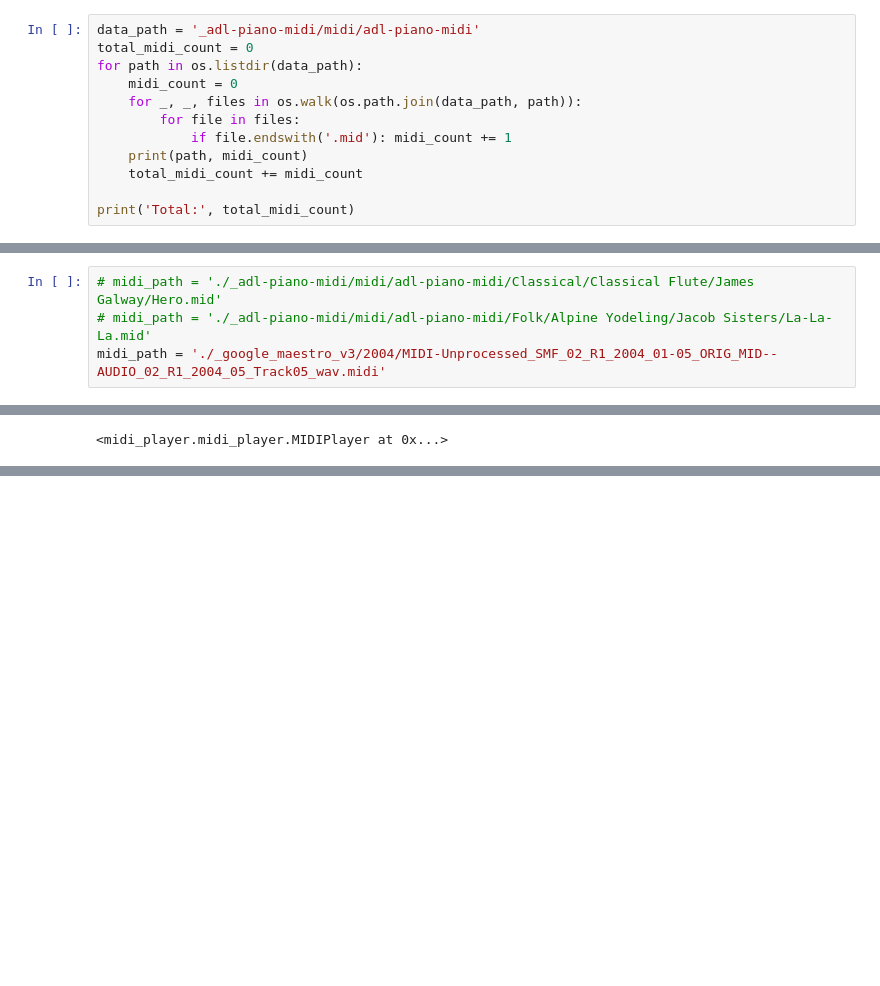
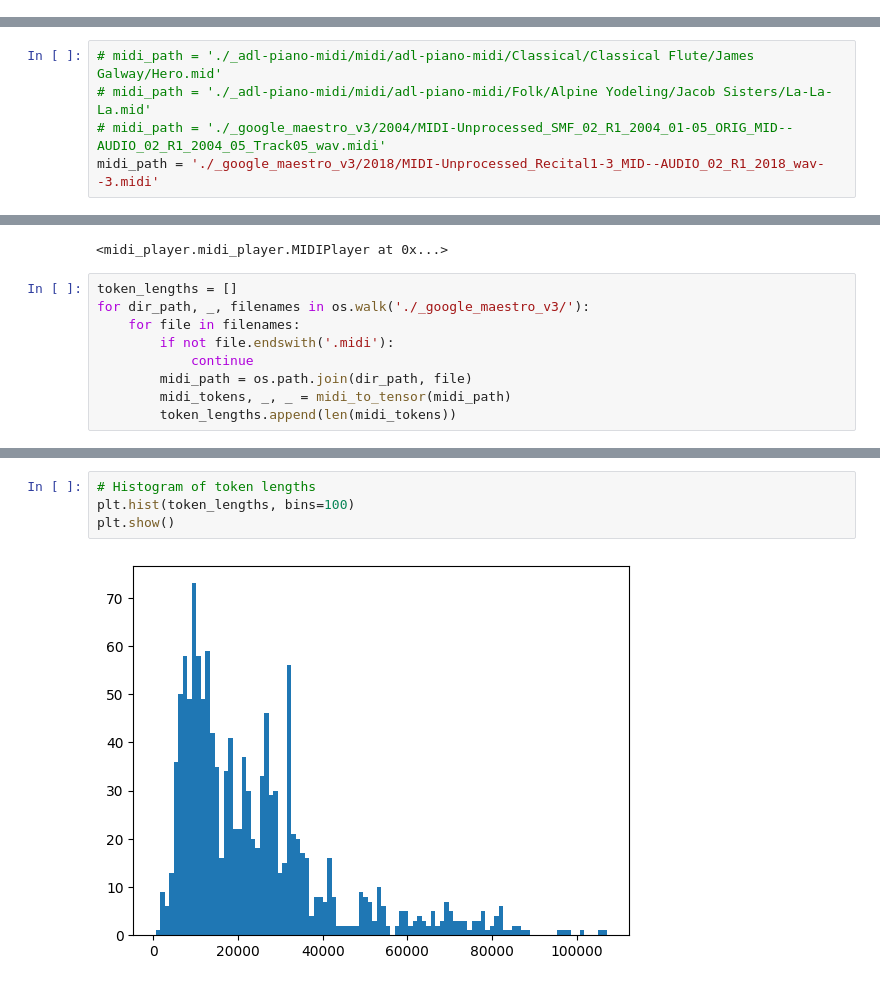
Before and after one commit to eren-ture/Midi-Transformer, a Jupyter notebook: midi_notes.ipynb, the cells around one changed output, grey strips where cells are left out. Cells and saved outputs as stored; diff of their text form; blank space fills up the shorter version.

```diff
--- a/midi_notes.ipynb
+++ b/midi_notes.ipynb
@@ -10,12 +11,0 @@ bpm2tempo(120)
-# %%
-data_path = '_adl-piano-midi/midi/adl-piano-midi'
-total_midi_count = 0
-for path in os.listdir(data_path):
-    midi_count = 0
-    for _, _, files in os.walk(os.path.join(data_path, path)):
-        for file in files:
-            if file.endswith('.mid'): midi_count += 1
-    print(path, midi_count)
-    total_midi_count += midi_count
-
-print('Total:', total_midi_count)
@@ -46,4 +15,5 @@ Total: 11076
 # %%
 # midi_path = './_adl-piano-midi/midi/adl-piano-midi/Classical/Classical Flute/James Galway/Hero.mid'
 # midi_path = './_adl-piano-midi/midi/adl-piano-midi/Folk/Alpine Yodeling/Jacob Sisters/La-La-La.mid'
-midi_path = './_google_maestro_v3/2004/MIDI-Unprocessed_SMF_02_R1_2004_01-05_ORIG_MID--AUDIO_02_R1_2004_05_Track05_wav.midi'
+# midi_path = './_google_maestro_v3/2004/MIDI-Unprocessed_SMF_02_R1_2004_01-05_ORIG_MID--AUDIO_02_R1_2004_05_Track05_wav.midi'
+midi_path = './_google_maestro_v3/2018/MIDI-Unprocessed_Recital1-3_MID--AUDIO_02_R1_2018_wav--3.midi'
@@ -204,3 +28,12 @@ MIDIPlayer(test_midi_path, 400)
 MIDIPlayer(midi_path, 400)
 # %% [output]
 <midi_player.midi_player.MIDIPlayer at 0x...>
+# %%
+token_lengths = []
+for dir_path, _, filenames in os.walk('./_google_maestro_v3/'):
+    for file in filenames:
+        if not file.endswith('.midi'):
+            continue
+        midi_path = os.path.join(dir_path, file)
+        midi_tokens, _, _ = midi_to_tensor(midi_path)
+        token_lengths.append(len(midi_tokens))
@@ -206,0 +50,6 @@ MIDIPlayer(midi_path, 400)
+# %%
+# Histogram of token lengths
+plt.hist(token_lengths, bins=100)
+plt.show()
+# %% [output]
+[figure, added]
```
Also changed, not shown: parts of 18 cells of this notebook, 3 other files.
